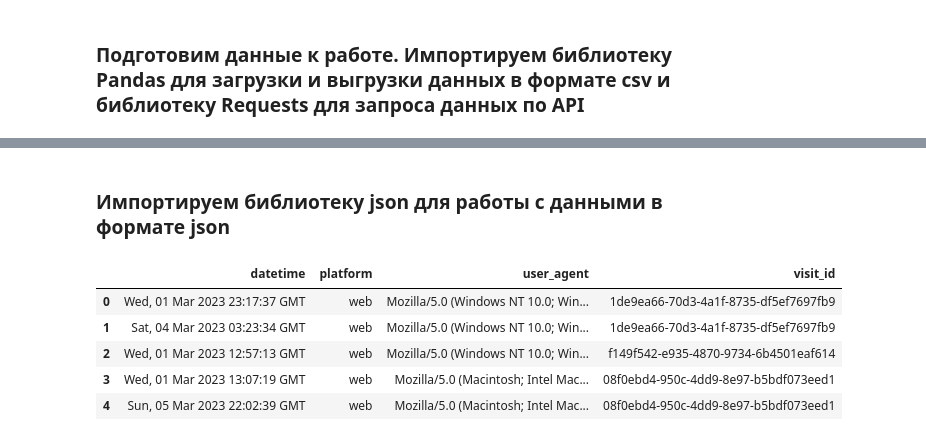
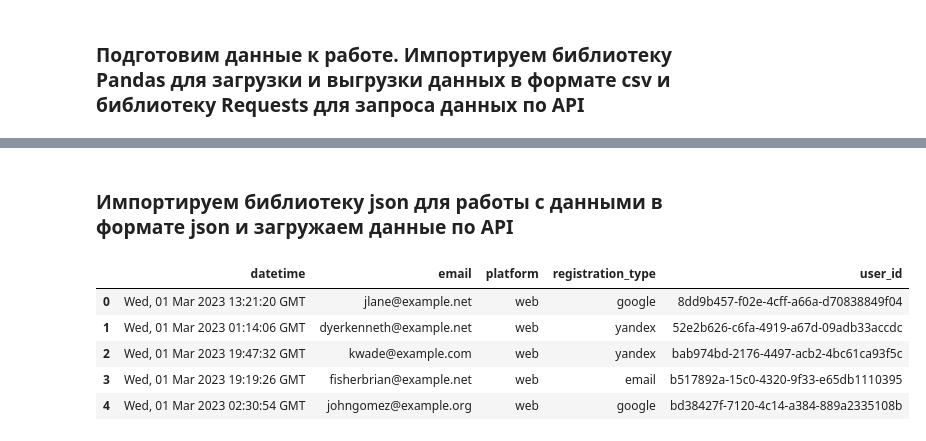
Before and after one commit to LetnerOk/data-analytics-project-100, a Jupyter notebook: Dashboard_Convertion.ipynb, the cells around one changed output, grey strips where cells are left out. Cells and saved outputs as stored; diff of their text form; code cells hidden in the pictures.

```diff
--- a/Dashboard_Convertion.ipynb
+++ b/Dashboard_Convertion.ipynb
@@ -44,2 +9,2 @@ df_regist.head(1000)
 # %% [markdown]
-### Импортируем библиотеку json для работы с данными в формате json
+### Импортируем библиотеку json для работы с данными в формате json и загружаем данные по API
@@ -48,14 +11,27 @@ import json
+# %%
+date_begin = '2023-03-01'
+date_end = '2023-09-01'
 # %%
 #Отправляем запрос по API для получения визитов по URL
-visit_json = requests.get("https://data-charts-api.hexlet.app/visits?begin=2023-03-01&end=2023-09-01")
-data_visit_api = visit_json.json() #Преобразуем данные в объект JSON
-df_visit_api = pd.DataFrame(data_visit_api) #преобразуем JSON в DataFrame
-df_visit_api.head()
-#df_visit_api.info
+def request_api(date_1, date_2):
+    data_visit_api = requests.get(f'https://data-charts-api.hexlet.app/visits?begin={date_1}&end={date_2}')
+    visit_json = data_visit_api.json() #Преобразуем данные в объект JSON
+    visit_api = pd.DataFrame(visit_json) #преобразуем JSON в DataFrame
+
+    #Отправляем запрос по API для получения регистраций по URL
+    data_regist_api = requests.get(f'https://data-charts-api.hexlet.app/registrations?begin={date_1}&end={date_2}')
+    regist_json = data_regist_api.json() #Преобразуем данные в объект JSON
+    regist_api = pd.DataFrame(regist_json) #преобразуем JSON в DataFrame
+    #df_regist_api.head()
+    return visit_api, regist_api
+
+
+df_visit_api, df_regist_api = request_api(date_begin, date_end)
+df_regist_api.head()
 # %% [output]
-|  | datetime | platform | user_agent | visit_id |
-| 0 | Wed, 01 Mar 2023 23:17:37 GMT | web | Mozilla/5.0 (Windows NT 10.0; Win... | 1de9ea66-70d3-4a1f-8735-df5ef7697fb9 |
-| 1 | Sat, 04 Mar 2023 03:23:34 GMT | web | Mozilla/5.0 (Windows NT 10.0; Win... | 1de9ea66-70d3-4a1f-8735-df5ef7697fb9 |
-| 2 | Wed, 01 Mar 2023 12:57:13 GMT | web | Mozilla/5.0 (Windows NT 10.0; Win... | f149f542-e935-4870-9734-6b4501eaf614 |
-| 3 | Wed, 01 Mar 2023 13:07:19 GMT | web | Mozilla/5.0 (Macintosh; Intel Mac... | 08f0ebd4-950c-4dd9-8e97-b5bdf073eed1 |
-| 4 | Sun, 05 Mar 2023 22:02:39 GMT | web | Mozilla/5.0 (Macintosh; Intel Mac... | 08f0ebd4-950c-4dd9-8e97-b5bdf073eed1 |
+|  | datetime | email | platform | registration_type | user_id |
+| 0 | Wed, 01 Mar 2023 13:21:20 GMT | jlane@example.net | web | google | 8dd9b457-f02e-4cff-a66a-d70838849f04 |
+| 1 | Wed, 01 Mar 2023 01:14:06 GMT | dyerkenneth@example.net | web | yandex | 52e2b626-c6fa-4919-a67d-09adb33accdc |
+| 2 | Wed, 01 Mar 2023 19:47:32 GMT | kwade@example.com | web | yandex | bab974bd-2176-4497-acb2-4bc61ca93f5c |
+| 3 | Wed, 01 Mar 2023 19:19:26 GMT | fisherbrian@example.net | web | email | b517892a-15c0-4320-9f33-e65db1110395 |
+| 4 | Wed, 01 Mar 2023 02:30:54 GMT | johngomez@example.org | web | google | bd38427f-7120-4c14-a384-889a2335108b |
```
Also changed, not shown: parts of 60 cells of this notebook.
